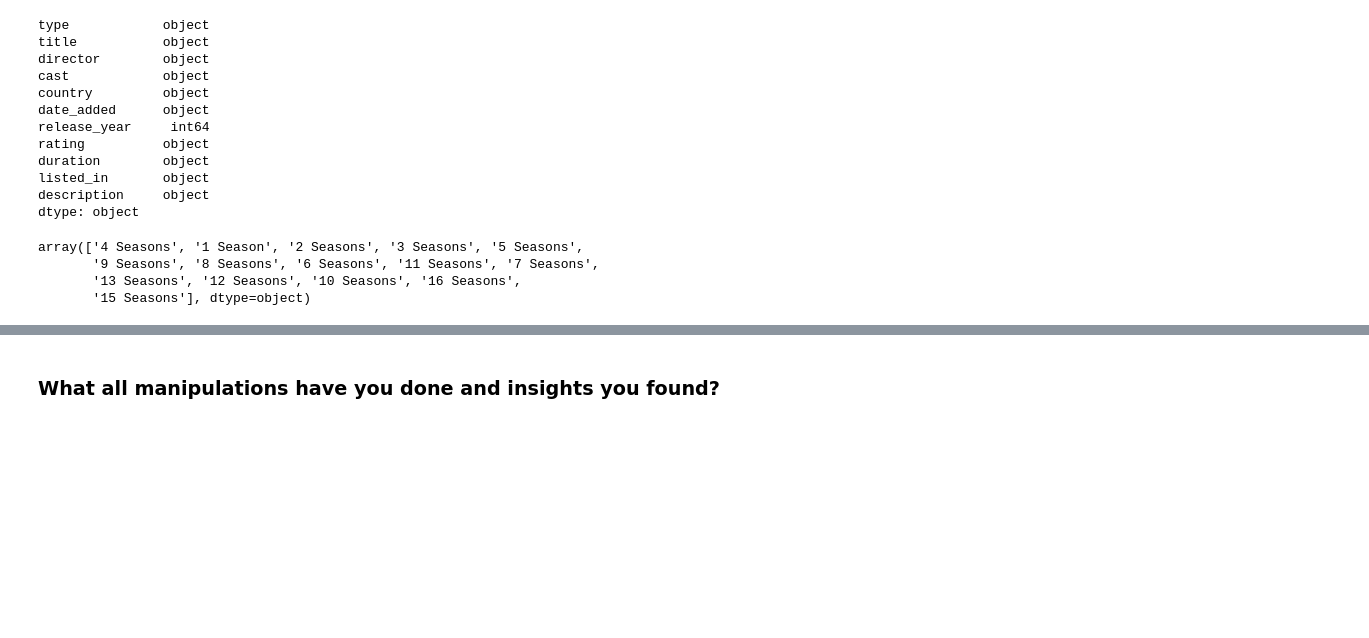
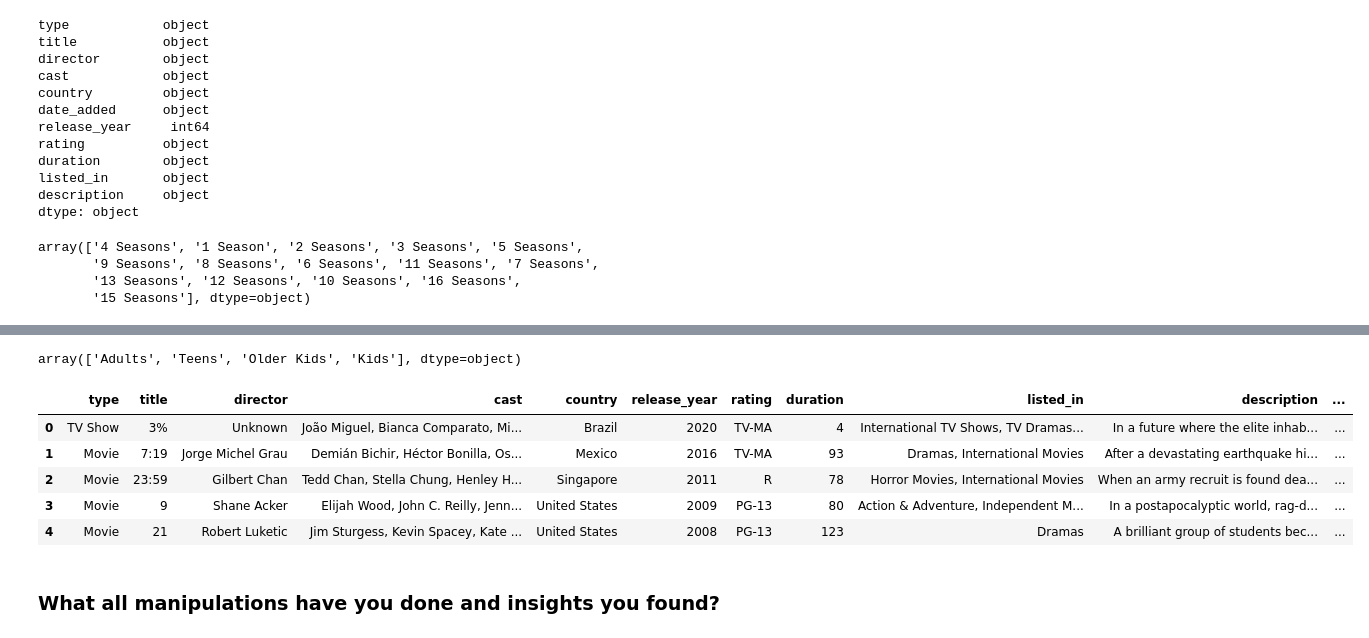
Before and after one commit to thepankaj018/Netflix-Movies-TV-Shows-Clustering, a Jupyter notebook: Netflix_Movies_&_TV_Shows_Clustering.ipynb, the cells around one changed output, grey strips where cells are left out. Drawn from its saved outputs; the diff is of its cells as text; code cells hidden in the pictures; blank space fills up the shorter version.

```diff
--- a/Netflix_Movies_&_TV_Shows_Clustering.ipynb
+++ b/Netflix_Movies_&_TV_Shows_Clustering.ipynb
@@ -259,8 +258,6 @@ df['date_added'] = pd.to_datetime(df['date_added'],infer_datetime_format=True)
-# %%
-# Extracting year,month,date
-df['year_added'] = df['date_added'].dt.year
-df['month_added'] = df['date_added'].dt.month
-df['day_added'] = df['date_added'].dt.day
+# %%
+# Creating feature year from date_added columns
+df['year_added'] = df['date_added'].apply(lambda x : x.split(" ")[-1])
 # %%
 # Dropping the column date_added
 df.drop(columns = ['date_added'],inplace = True)
@@ -266,0 +280,3 @@ df.drop(columns = ['date_added'],inplace = True)
+# %%
+# Choosing the main country
+df['country'] = df['country'].apply(lambda x : x.split(",")[0])
@@ -266,0 +330,33 @@ df.drop(columns = ['date_added'],inplace = True)
+# %%
+# On the basis of description of rating ,assinging rating according to age_groups
+ratings_ages = {
+    'TV-PG': 'Older Kids',
+    'TV-MA': 'Adults',
+    'TV-Y7-FV': 'Older Kids',
+    'TV-Y7': 'Older Kids',
+    'TV-14': 'Teens',
+    'R': 'Adults',
+    'TV-Y': 'Kids',
+    'NR': 'Adults',
+    'PG-13': 'Teens',
+    'TV-G': 'Kids',
+    'PG': 'Older Kids',
+    'G': 'Kids',
+    'UR': 'Adults',
+    'NC-17': 'Adults'}
+
+df['target_ages'] = df['rating'].replace(ratings_ages)
+# %%
+# Now checking unique values present in target_ages
+df['target_ages'].unique()
+# %% [output]
+array(['Adults', 'Teens', 'Older Kids', 'Kids'], dtype=object)
+# %%
+df.head()
+# %% [output]
+|  | type | title | director | cast | country | release_year | rating | duration | listed_in | description | ... |
+| 0 | TV Show | 3% | Unknown | João Miguel, Bianca Comparato, Mi... | Brazil | 2020 | TV-MA | 4 | International TV Shows, TV Dramas... | In a future where the elite inhab... | ... |
+| 1 | Movie | 7:19 | Jorge Michel Grau | Demián Bichir, Héctor Bonilla, Os... | Mexico | 2016 | TV-MA | 93 | Dramas, International Movies | After a devastating earthquake hi... | ... |
+| 2 | Movie | 23:59 | Gilbert Chan | Tedd Chan, Stella Chung, Henley H... | Singapore | 2011 | R | 78 | Horror Movies, International Movies | When an army recruit is found dea... | ... |
+| 3 | Movie | 9 | Shane Acker | Elijah Wood, John C. Reilly, Jenn... | United States | 2009 | PG-13 | 80 | Action & Adventure, Independent M... | In a postapocalyptic world, rag-d... | ... |
+| 4 | Movie | 21 | Robert Luketic | Jim Sturgess, Kevin Spacey, Kate ... | United States | 2008 | PG-13 | 123 | Dramas | A brilliant group of students bec... | ... |
```
Also changed, not shown: parts of 21 cells of this notebook.
